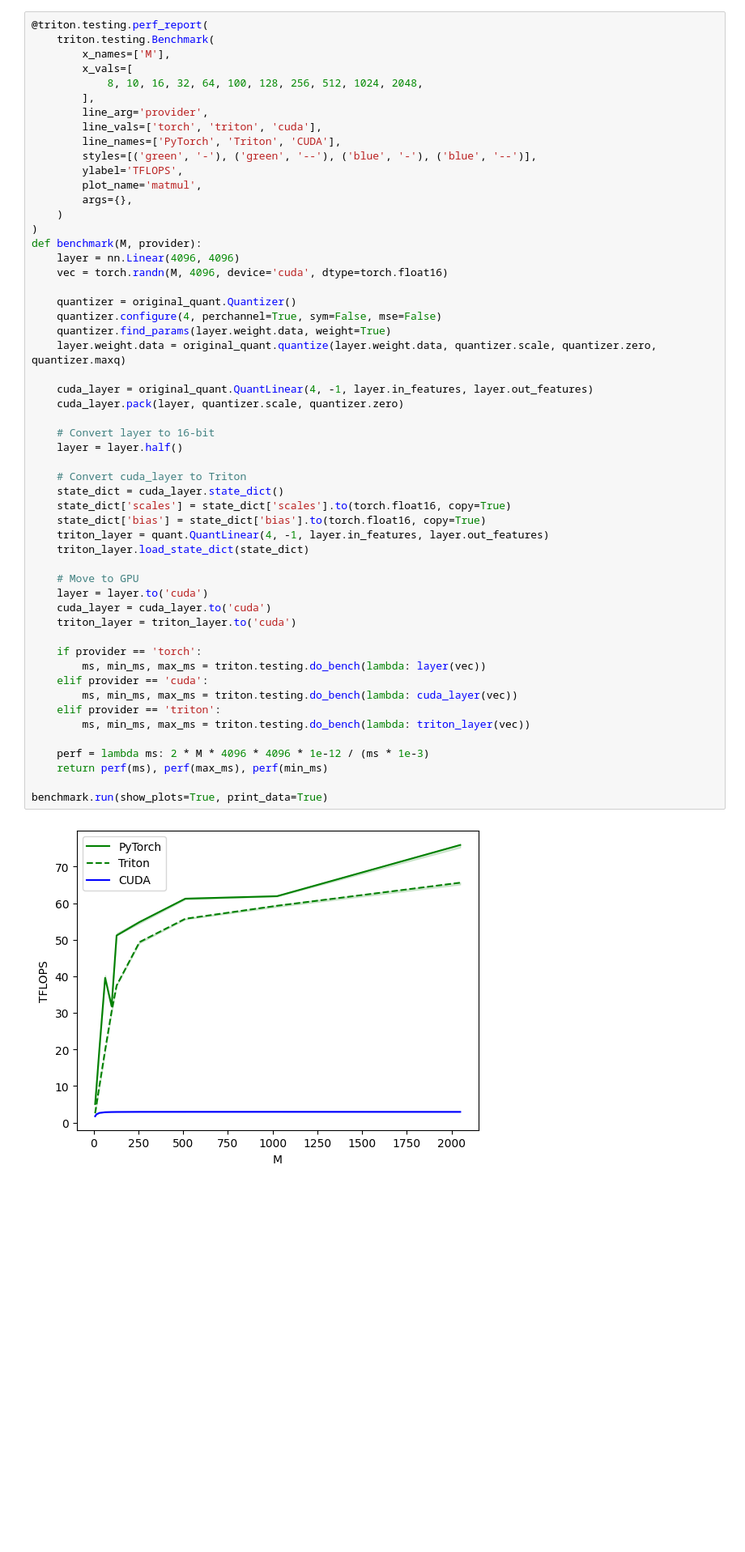
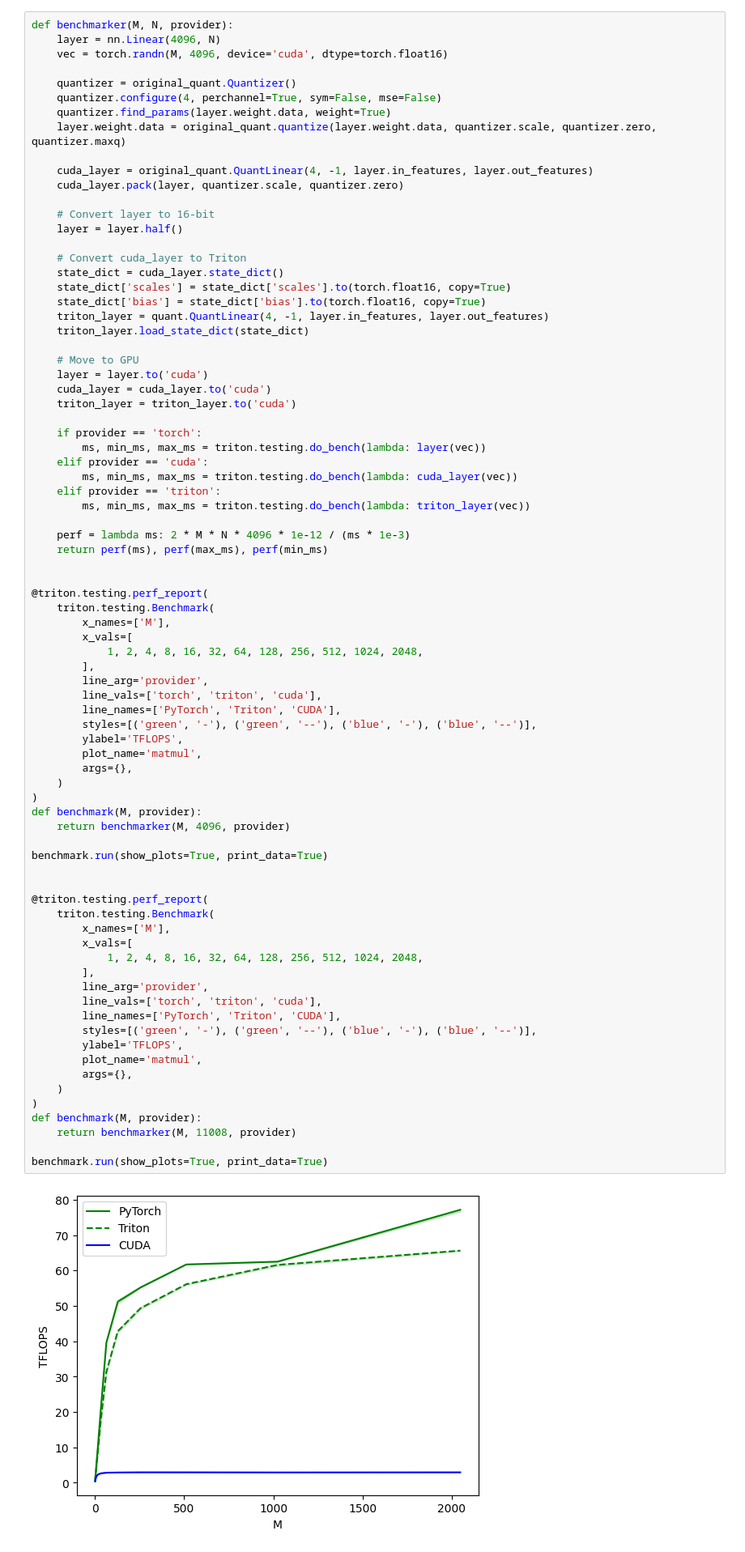
Before and after one commit to fpgaminer/GPTQ-triton, a Jupyter notebook: Benchmark.ipynb, the cells around one changed output. Shown at 81% size. Drawn from its saved outputs; the diff is of its cells as text; blank space fills up the shorter version.

```diff
--- a/Benchmark.ipynb
+++ b/Benchmark.ipynb
@@ -69,21 +70,6 @@ triton_out - cuda_out: 0.00390625
 # %%
-@triton.testing.perf_report(
-	triton.testing.Benchmark(
-		x_names=['M'],
-		x_vals=[
-			8, 10, 16, 32, 64, 100, 128, 256, 512, 1024, 2048,
-		],
-		line_arg='provider',
-		line_vals=['torch', 'triton', 'cuda'],
-		line_names=['PyTorch', 'Triton', 'CUDA'],
-		styles=[('green', '-'), ('green', '--'), ('blue', '-'), ('blue', '--')],
-		ylabel='TFLOPS',
-		plot_name='matmul',
-		args={},
-	)
-)
-def benchmark(M, provider):
-	layer = nn.Linear(4096, 4096)
+def benchmarker(M, N, provider):
+	layer = nn.Linear(4096, N)
 	vec = torch.randn(M, 4096, device='cuda', dtype=torch.float16)
 
 	quantizer = original_quant.Quantizer()
@@ -93,34 +79,74 @@ def benchmark(M, provider):
 
 	cuda_layer = original_quant.QuantLinear(4, -1, layer.in_features, layer.out_features)
 	cuda_layer.pack(layer, quantizer.scale, quantizer.zero)
 
 	# Convert layer to 16-bit
 	layer = layer.half()
 
 	# Convert cuda_layer to Triton
 	state_dict = cuda_layer.state_dict()
 	state_dict['scales'] = state_dict['scales'].to(torch.float16, copy=True)
 	state_dict['bias'] = state_dict['bias'].to(torch.float16, copy=True)
 	triton_layer = quant.QuantLinear(4, -1, layer.in_features, layer.out_features)
 	triton_layer.load_state_dict(state_dict)
 
 	# Move to GPU
 	layer = layer.to('cuda')
 	cuda_layer = cuda_layer.to('cuda')
 	triton_layer = triton_layer.to('cuda')
 
 	if provider == 'torch':
 		ms, min_ms, max_ms = triton.testing.do_bench(lambda: layer(vec))
 	elif provider == 'cuda':
 		ms, min_ms, max_ms = triton.testing.do_bench(lambda: cuda_layer(vec))
 	elif provider == 'triton':
 		ms, min_ms, max_ms = triton.testing.do_bench(lambda: triton_layer(vec))
 
-	perf = lambda ms: 2 * M * 4096 * 4096 * 1e-12 / (ms * 1e-3)
+	perf = lambda ms: 2 * M * N * 4096 * 1e-12 / (ms * 1e-3)
 	return perf(ms), perf(max_ms), perf(min_ms)
 
+
+@triton.testing.perf_report(
+	triton.testing.Benchmark(
+		x_names=['M'],
+		x_vals=[
+			1, 2, 4, 8, 16, 32, 64, 128, 256, 512, 1024, 2048,
+		],
+		line_arg='provider',
+		line_vals=['torch', 'triton', 'cuda'],
+		line_names=['PyTorch', 'Triton', 'CUDA'],
+		styles=[('green', '-'), ('green', '--'), ('blue', '-'), ('blue', '--')],
+		ylabel='TFLOPS',
+		plot_name='matmul',
+		args={},
+	)
+)
+def benchmark(M, provider):
+	return benchmarker(M, 4096, provider)
+
 benchmark.run(show_plots=True, print_data=True)
+
+
+@triton.testing.perf_report(
+	triton.testing.Benchmark(
+		x_names=['M'],
+		x_vals=[
+			1, 2, 4, 8, 16, 32, 64, 128, 256, 512, 1024, 2048,
+		],
+		line_arg='provider',
+		line_vals=['torch', 'triton', 'cuda'],
+		line_names=['PyTorch', 'Triton', 'CUDA'],
+		styles=[('green', '-'), ('green', '--'), ('blue', '-'), ('blue', '--')],
+		ylabel='TFLOPS',
+		plot_name='matmul',
+		args={},
+	)
+)
+def benchmark(M, provider):
+	return benchmarker(M, 11008, provider)
+
+benchmark.run(show_plots=True, print_data=True)
 # %% [output]
-[figure, old version]
+[figure, new version]
 matmul:
          M    PyTorch     Triton      CUDA
```
Also changed, not shown: parts of 5 cells of this notebook, 6 other files.
